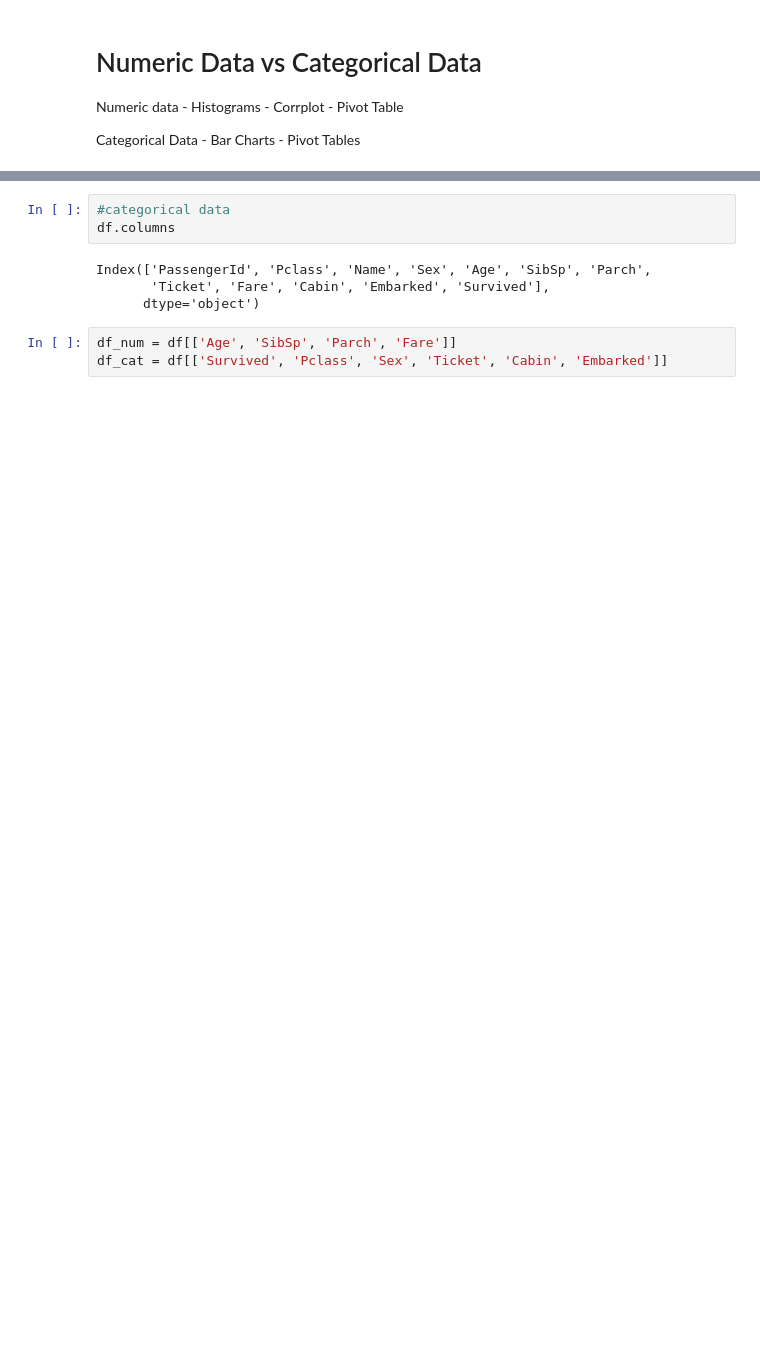
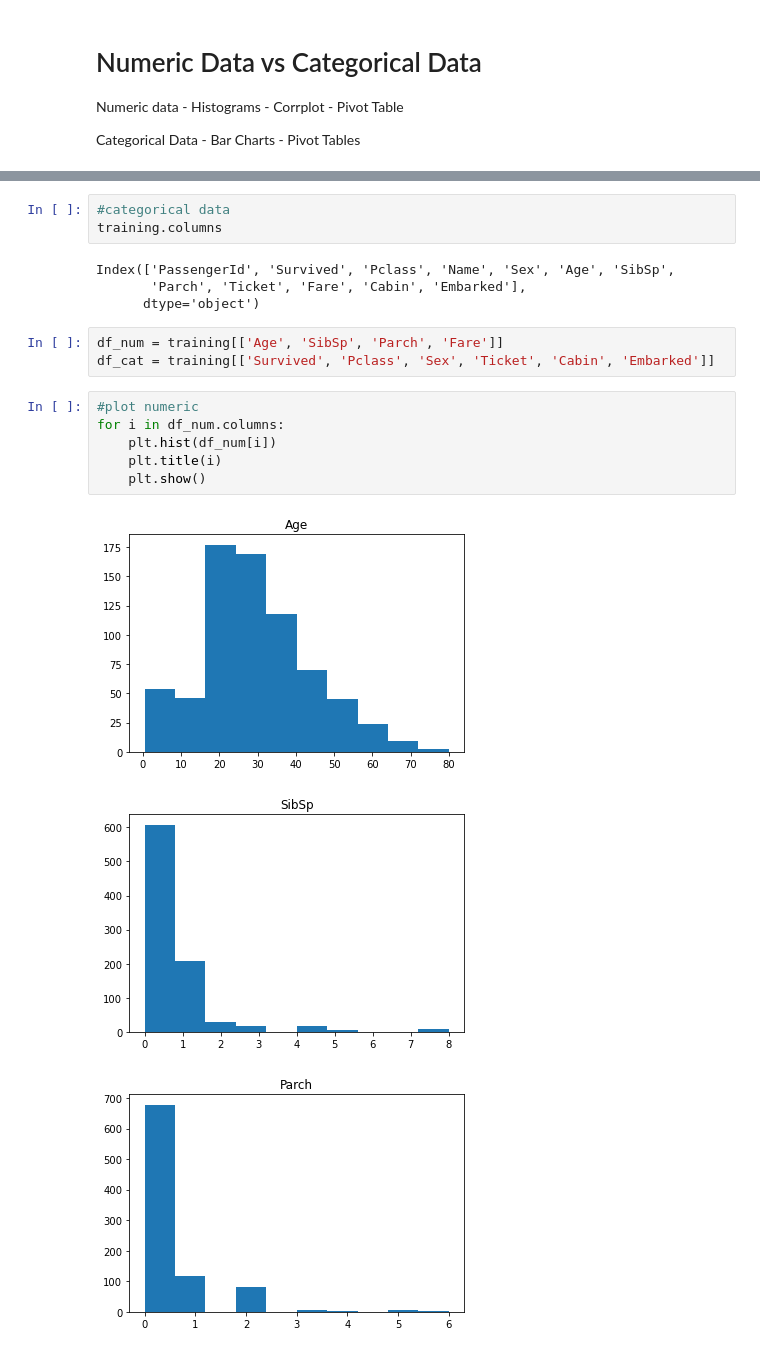
Before and after one commit to bho331/Titanic-kaggle, a Jupyter notebook: titanic.ipynb, the cells around one changed output, grey strips where cells are left out. Cells and saved outputs as stored; diff of their text form; blank space fills up the shorter version.

```diff
--- a/titanic.ipynb
+++ b/titanic.ipynb
@@ -80,10 +80,20 @@ Index(['PassengerId', 'Pclass', 'Age', 'SibSp', 'Parch', 'Fare', 'Survived'], dt
 # %%
 #categorical data
-df.columns
+training.columns
 # %% [output]
-Index(['PassengerId', 'Pclass', 'Name', 'Sex', 'Age', 'SibSp', 'Parch',
-       'Ticket', 'Fare', 'Cabin', 'Embarked', 'Survived'],
+Index(['PassengerId', 'Survived', 'Pclass', 'Name', 'Sex', 'Age', 'SibSp',
+       'Parch', 'Ticket', 'Fare', 'Cabin', 'Embarked'],
       dtype='object')
 # %%
-df_num = df[['Age', 'SibSp', 'Parch', 'Fare']]
-df_cat = df[['Survived', 'Pclass', 'Sex', 'Ticket', 'Cabin', 'Embarked']]
+df_num = training[['Age', 'SibSp', 'Parch', 'Fare']]
+df_cat = training[['Survived', 'Pclass', 'Sex', 'Ticket', 'Cabin', 'Embarked']]
+# %%
+#plot numeric
+for i in df_num.columns:
+    plt.hist(df_num[i])
+    plt.title(i)
+    plt.show()
+# %% [output]
+[figure, added]
+[figure, added]
+[figure, added]
```
Also changed, not shown: parts of 13 cells of this notebook.
